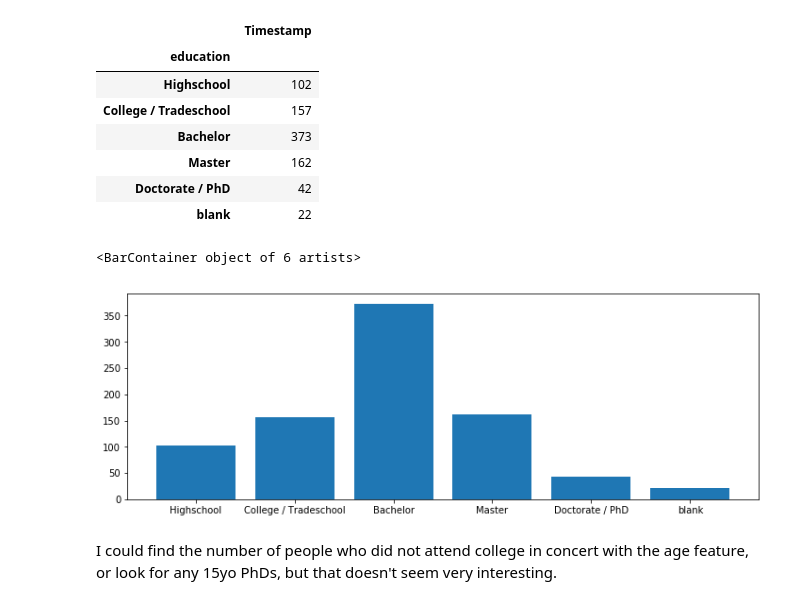
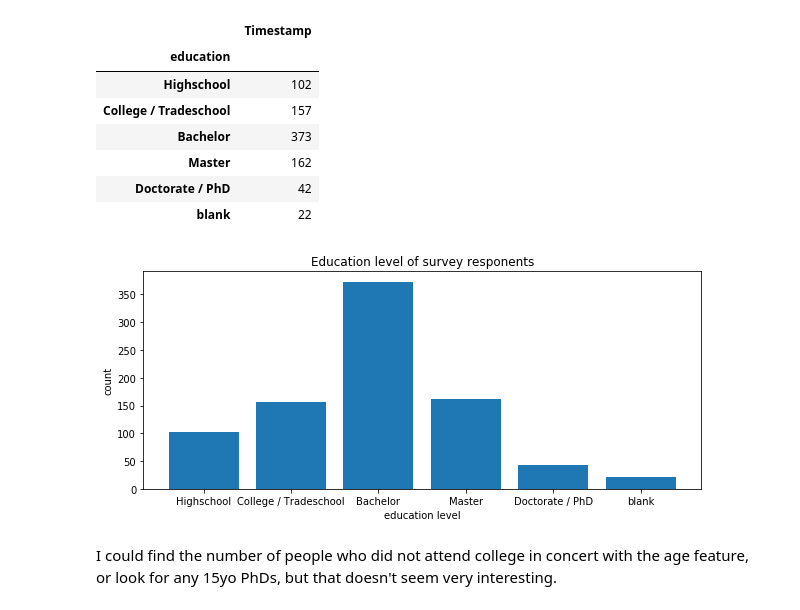
Before and after one commit to Ecboxer/travel, a Jupyter notebook: notebooks/explore.ipynb, the cells around one changed output. Saved outputs shown, nothing was run; the diff lists cells and outputs as text; code cells hidden in the pictures.

```diff
--- a/notebooks/explore.ipynb
+++ b/notebooks/explore.ipynb
@@ -240,12 +243,15 @@ df_edu
 | Doctorate / PhD | 42 |
 | blank | 22 |
 # %%
-fig = plt.figure(figsize = (12, 4))
+fig = plt.figure(figsize = (10, 4))
 axs = fig.add_subplot(111)
 axs.bar(df_edu.index, df_edu['Timestamp'])
+axs.set_xlabel('education level')
+axs.set_ylabel('count')
+axs.set_title('Education level of survey responents')
+plt.savefig('../resources/educationcount.png')
 # %% [output]
-<BarContainer object of 6 artists>
-[figure, old version]
+[figure, new version]
 # %% [markdown]
 I could find the number of people who did not attend college in concert with the age feature, or look for any 15yo PhDs, but that doesn't seem very interesting.
 # %% [markdown]
```
Also changed, not shown: parts of 6 cells of this notebook.
